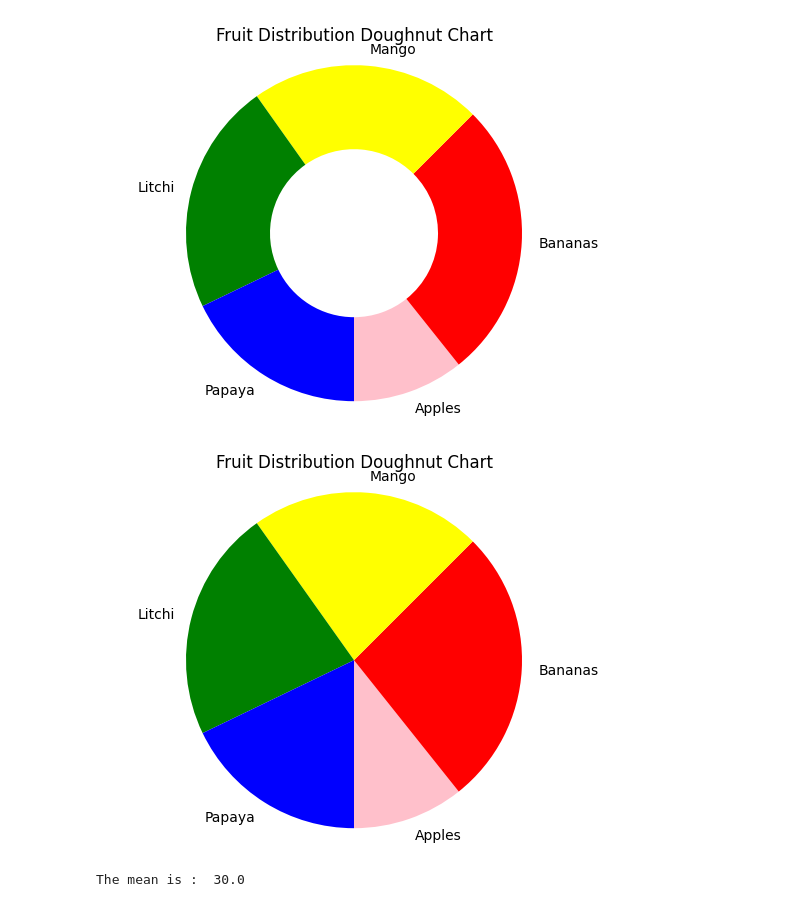
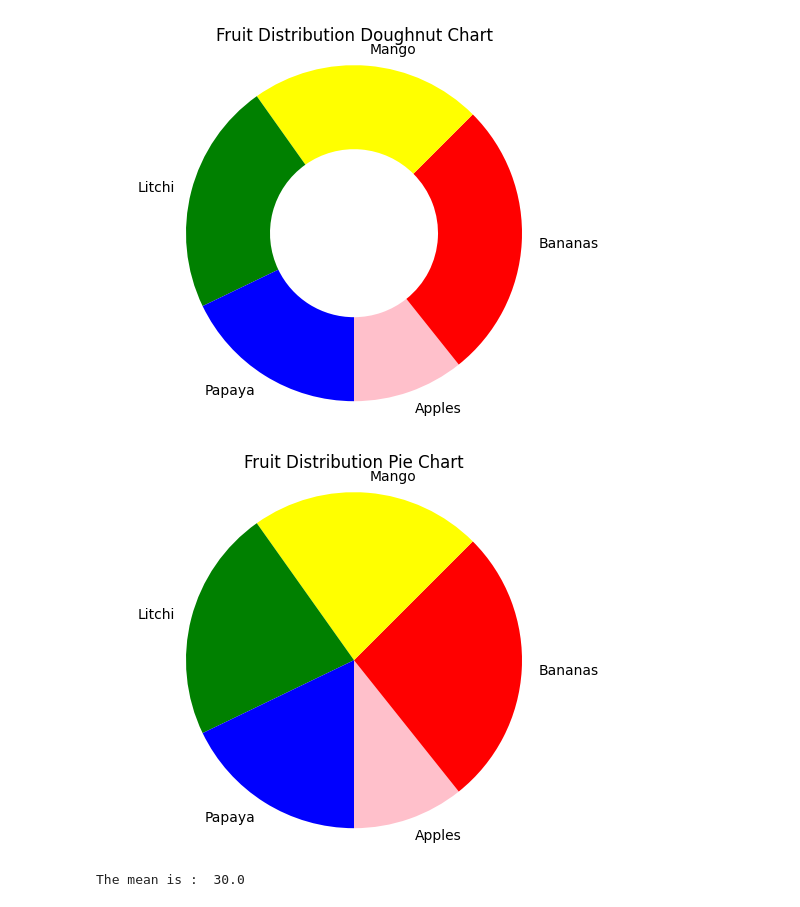
Before and after one commit to roshmita21/ai_and_its_application, a Jupyter notebook: w2d1assign.ipynb, the cells around one changed output. Drawn from its saved outputs; the diff is of its cells as text; code cells hidden in the pictures.

```diff
--- a/w2d1assign.ipynb
+++ b/w2d1assign.ipynb
@@ -17,17 +17,17 @@ plt.show()
 # %%
 import matplotlib.pyplot as plt
 
 labels = ['Apples', 'Bananas', 'Mango', 'Litchi','Papaya']
 sizes = [12,30, 25, 25, 20]
 colors = ['pink','red', 'yellow', 'green', 'blue']
 
 # pie chart banayeko
 plt.pie(sizes, labels=labels, colors=colors, startangle=270, wedgeprops={'width': 1.0})
 plt.axis('equal')  # circular banauna
-plt.title('Fruit Distribution Doughnut Chart')
+plt.title('Fruit Distribution Pie Chart')
 plt.show()
 # %% [output]
-[figure, old version]
+[figure, new version]
 # %%
 # Task 1: Create a Pandas Series with values [15, 25, 35, 45]. Calculate and print
 # the mean.
```
Also changed, not shown: 6 other files.
